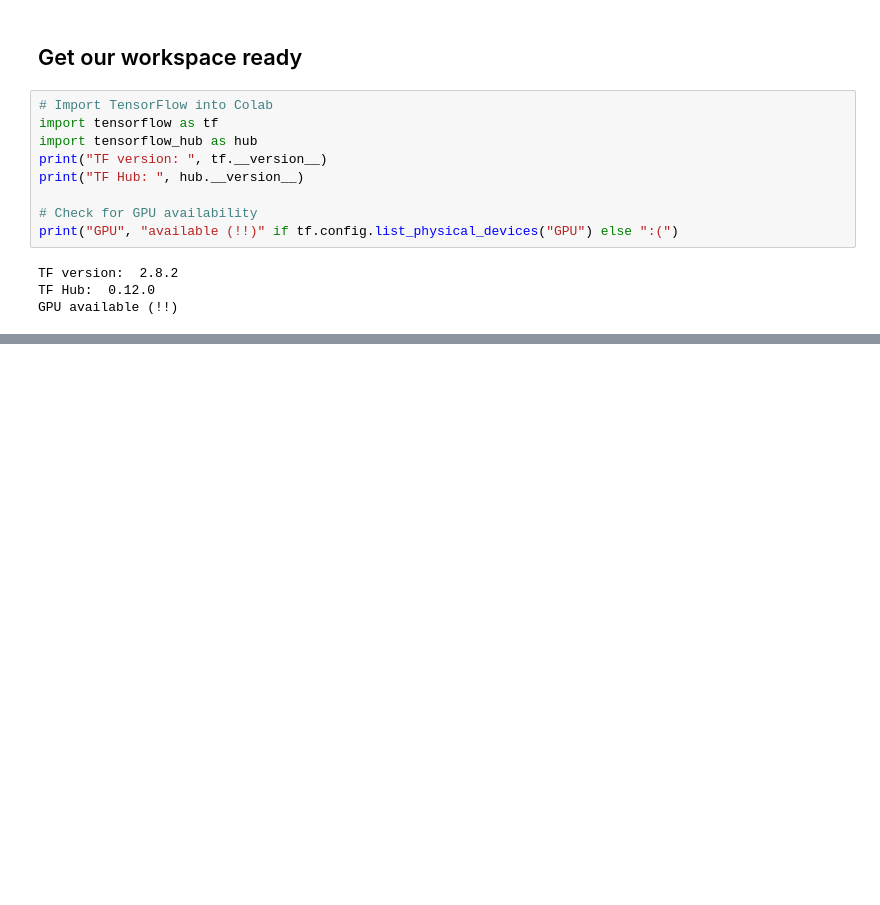
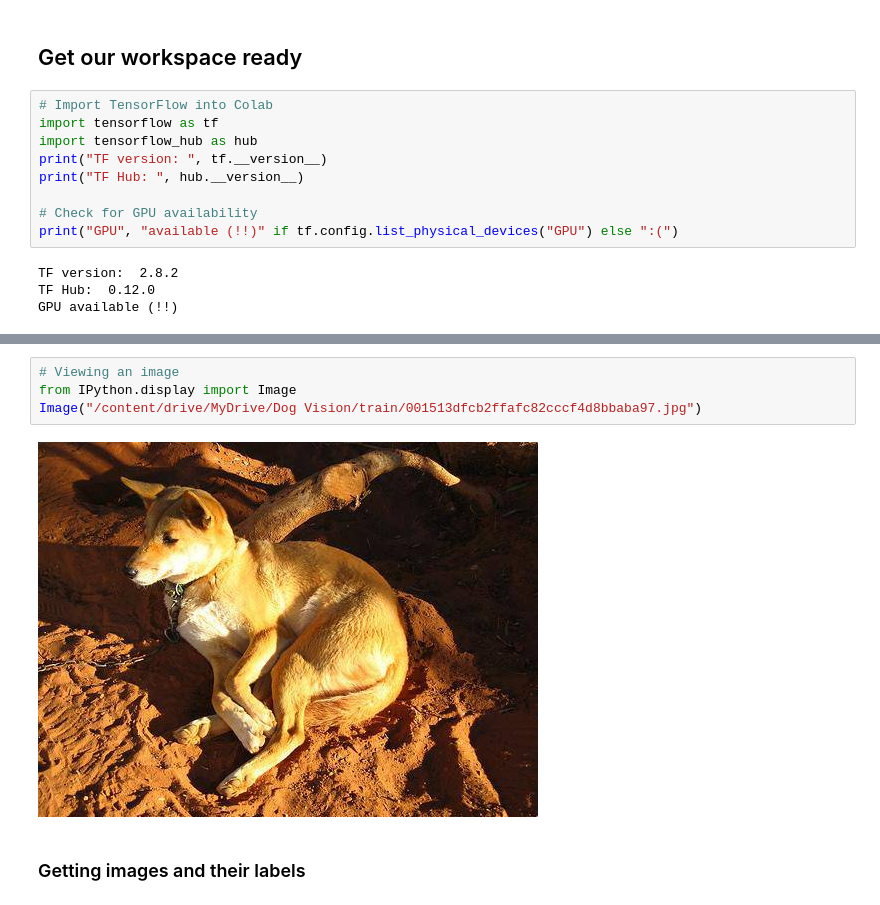
Before and after one commit to bassamadnan/deep-learning-dog-breed-classification, a Jupyter notebook: dog_breed_identification.ipynb, the cells around one changed output, grey strips where cells are left out. Drawn from its saved outputs; the diff is of its cells as text; blank space fills up the shorter version.

```diff
--- a/dog_breed_identification.ipynb
+++ b/dog_breed_identification.ipynb
@@ -41,0 +71,8 @@ GPU available (!!)
+# %%
+# Viewing an image
+from IPython.display import Image
+Image("/content/drive/MyDrive/Dog Vision/train/001513dfcb2ffafc82cccf4d8bbaba97.jpg")
+# %% [output]
+[figure, added]
+# %% [markdown]
+### Getting images and their labels
```
Also changed, not shown: parts of 22 cells of this notebook.
